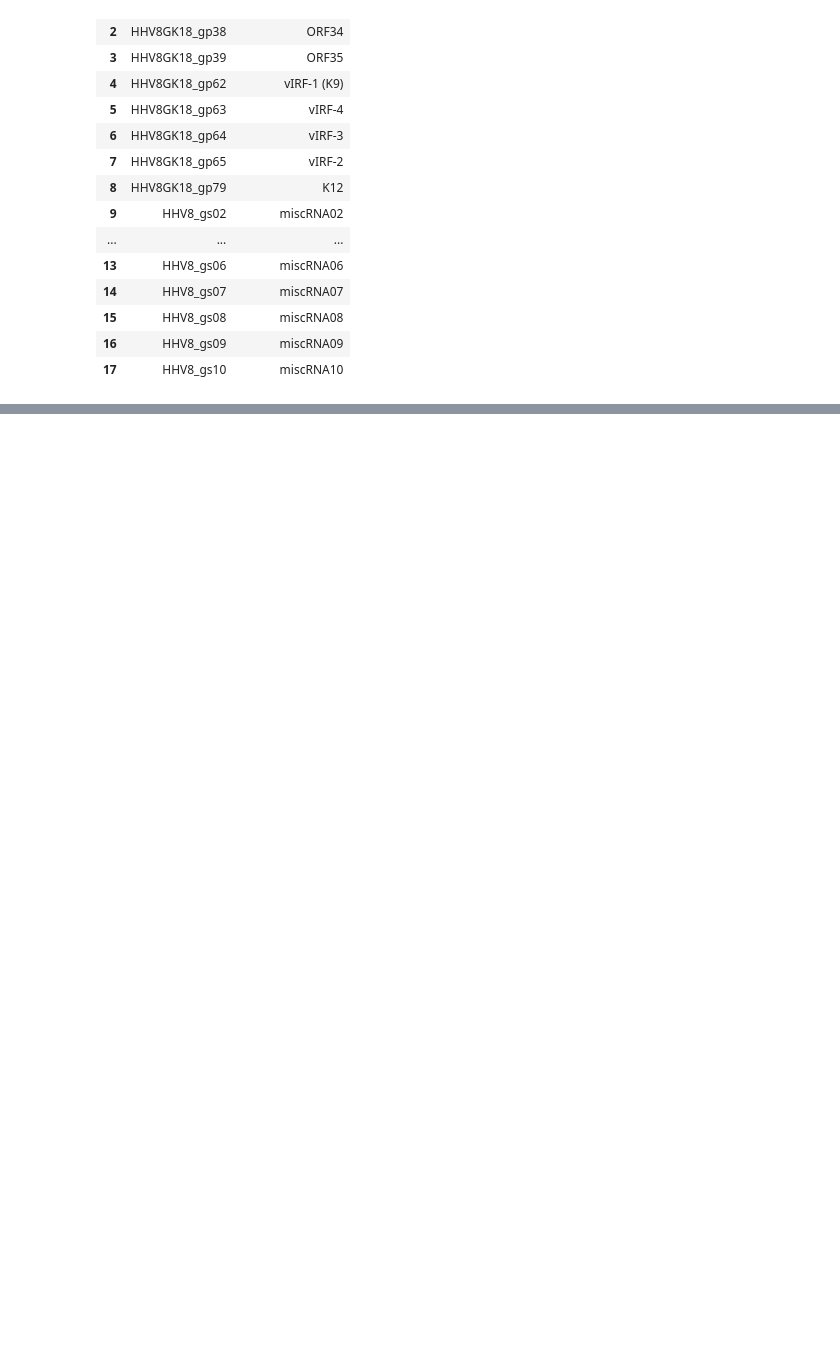
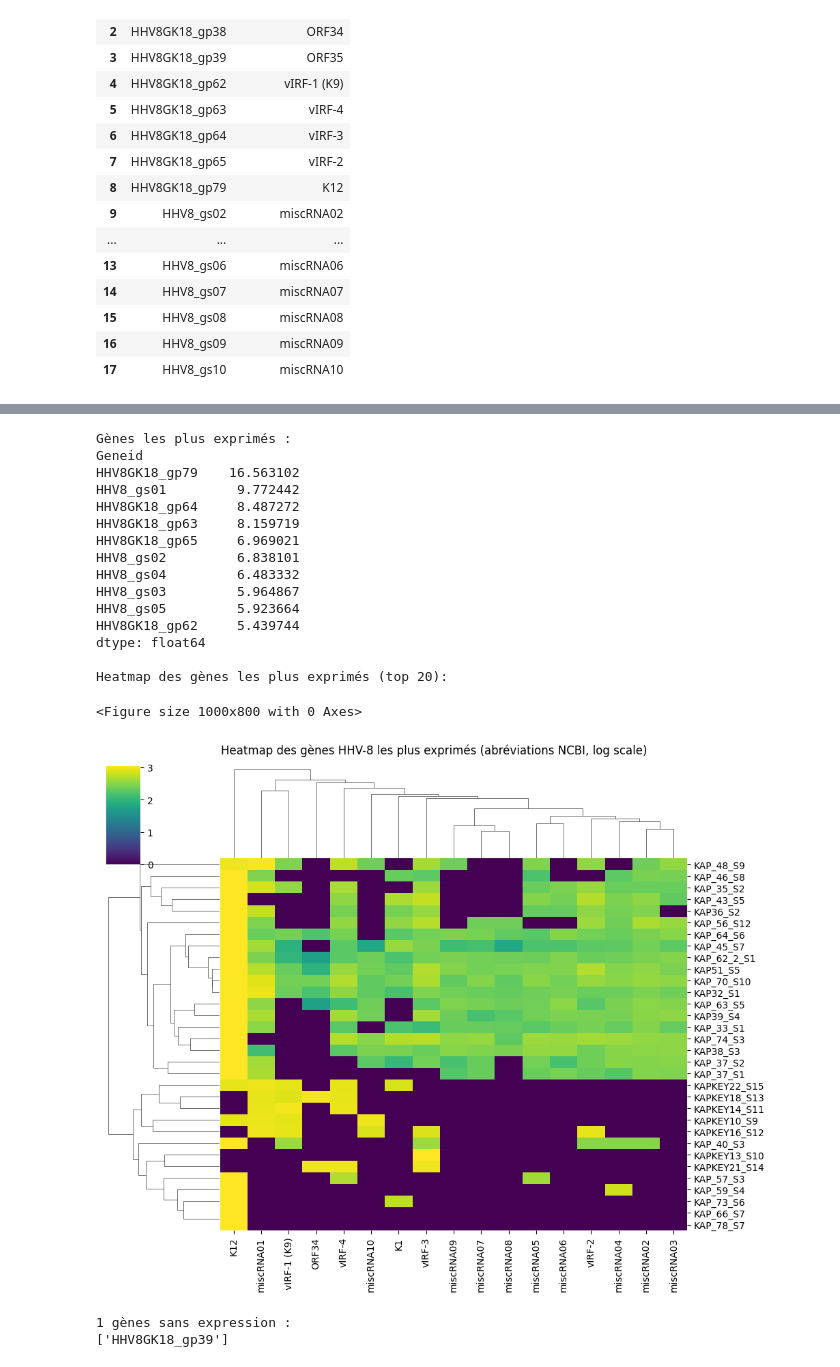
Before and after one commit to abdeljalil-senhaji/Project_HHV8, a Jupyter notebook: notebooks/differential_analysis_Featurecounts.ipynb, the cells around one changed output, grey strips where cells are left out. Cells and saved outputs as stored; diff of their text form; code cells hidden in the pictures; blank space fills up the shorter version.

```diff
--- a/notebooks/differential_analysis_Featurecounts.ipynb
+++ b/notebooks/differential_analysis_Featurecounts.ipynb
@@ -224,5 +263,53 @@ Heatmap des gènes les plus exprimés (top 20):
 1 gènes sans expression :
 ['HHV8GK18_gp39']
+# %%
+# Moyenne d'expression par gène
+mean_expression = df_counts.mean(axis=1).sort_values(ascending=False)
+print("\nGènes les plus exprimés :")
+print(mean_expression.head(10))
+
+# plot :
+
+df_filtered = df_counts.loc[:, df_counts.sum() > 0]
+df_gene_sorted = df_filtered.T
+
+top_genes = mean_expression[mean_expression > 0].head(20).index.tolist()
+df_top_genes = df_gene_sorted[top_genes]
+
+# heatmap avec abréviations NCBI sur l'axe X
+df_log = df_top_genes.apply(lambda x: np.log(x + 1))
+gene_labels = [gene_abbr.get(g, g) for g in top_genes]
+df_log.columns = gene_labels
+
+plt.figure(figsize=(10, 8))
+sns.clustermap(df_log, cmap="viridis", yticklabels=True, xticklabels=True, annot=False, figsize=(10, 8))
+print("\nHeatmap des gènes les plus exprimés (top 20):")
+plt.suptitle("Heatmap des gènes HHV-8 les plus exprimés (abréviations NCBI, log scale)", y=1.02)
+plt.show()
+
+zero_genes = df_counts[df_counts.sum(axis=1) == 0].index.tolist()
+print(f"\n{len(zero_genes)} gènes sans expression :")
+print(zero_genes[:10])
+# %% [output]
+Gènes les plus exprimés :
+Geneid
+HHV8GK18_gp79    16.563102
+HHV8_gs01         9.772442
+HHV8GK18_gp64     8.487272
+HHV8GK18_gp63     8.159719
+HHV8GK18_gp65     6.969021
+HHV8_gs02         6.838101
+HHV8_gs04         6.483332
+HHV8_gs03         5.964867
+HHV8_gs05         5.923664
+HHV8GK18_gp62     5.439744
+dtype: float64
+
+Heatmap des gènes les plus exprimés (top 20):
+<Figure size 1000x800 with 0 Axes>
+[figure, added]
+1 gènes sans expression :
+['HHV8GK18_gp39']
 # %%
 #Histogramme de l'expression moyenne des gènes
 # Expression moyenne par gène
```
Also changed, not shown: parts of 9 cells of this notebook, 1 other file.
